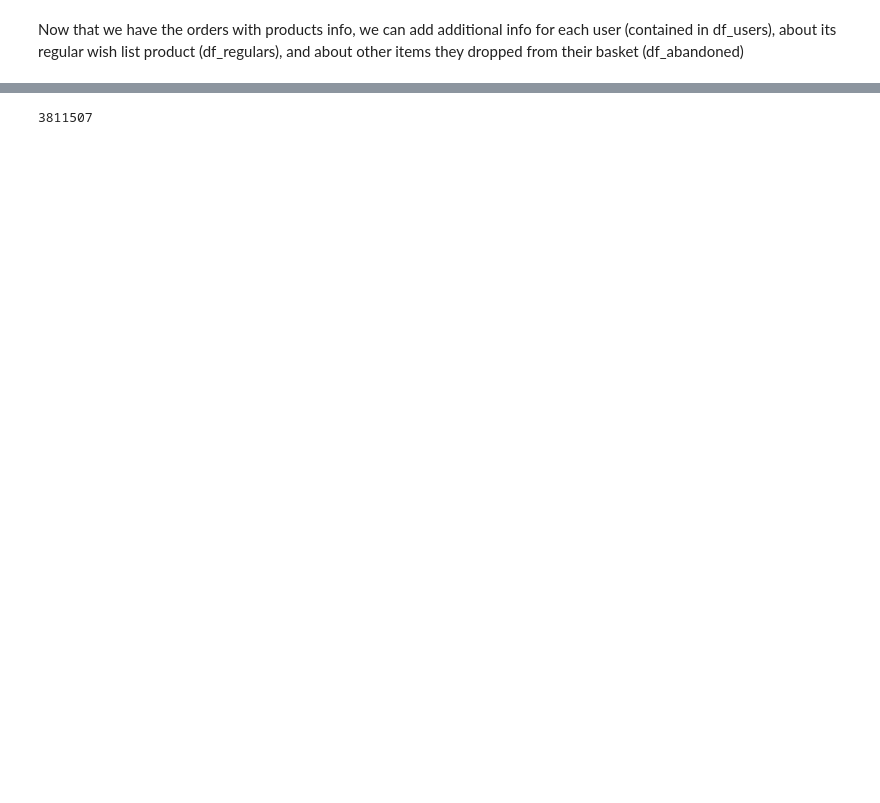
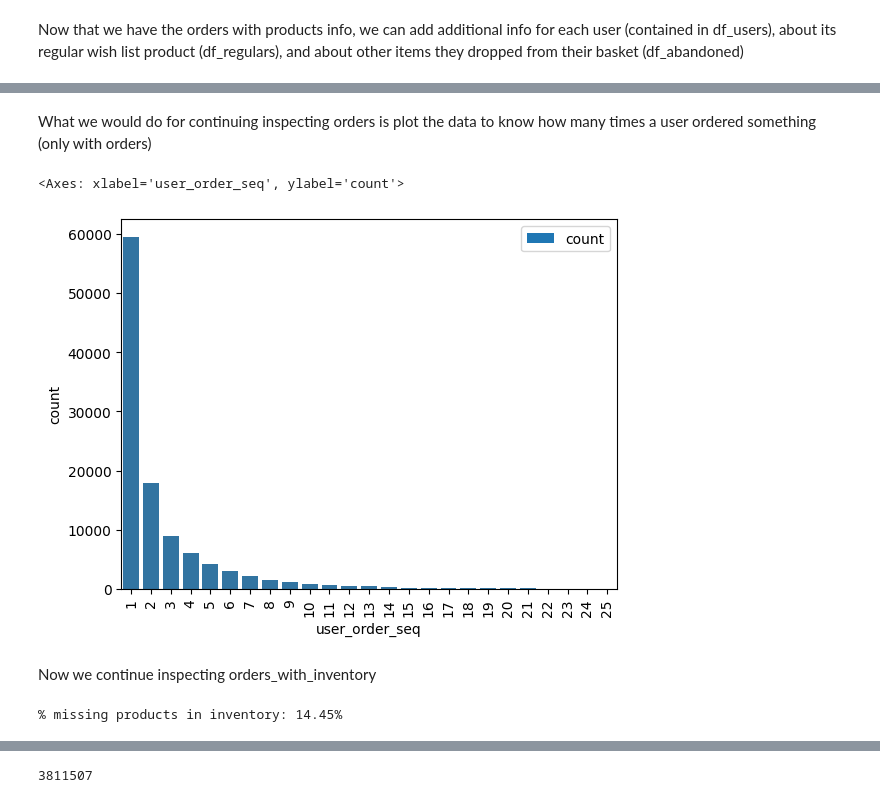
Before and after one commit to dan1dr/zrive-ds, a Jupyter notebook: src/module_2/module_2_part1.ipynb, the cells around one changed output, grey strips where cells are left out. Drawn from its saved outputs; the diff is of its cells as text; code cells hidden in the pictures; blank space fills up the shorter version.

```diff
--- a/src/module_2/module_2_part1.ipynb
+++ b/src/module_2/module_2_part1.ipynb
@@ -383,0 +384,14 @@ With inner join we currently obtain 3M rows (below showed)
+# %% [markdown]
+What we would do for continuing inspecting orders is plot the data to know how many times a user ordered something (only with orders)
+# %%
+# df_orders['user_order_seq'].value_counts().plot(kind='bar')
+sns.countplot(data=df_orders_unrolled, x='user_order_seq')
+# %% [output]
+<Axes: xlabel='user_order_seq', ylabel='count'>
+[figure, added]
+# %% [markdown]
+Now we continue inspecting orders_with_inventory
+# %%
+print(f"% missing products in inventory: {100*orders_with_inventory.price.isna().sum() / len(orders_with_inventory):.2f}%")
+# %% [output]
+% missing products in inventory: 14.45%
```
Also changed, not shown: parts of 17 cells of this notebook, 2 other files.
